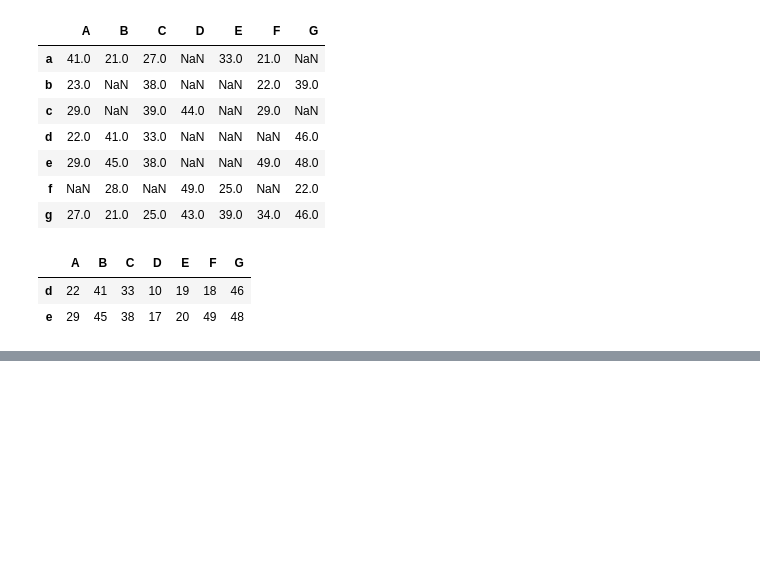
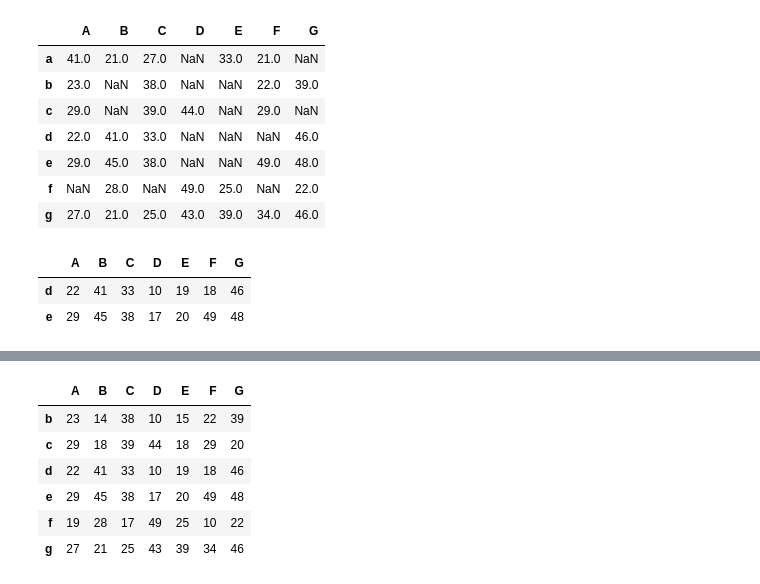
Before and after one commit to SriRamK345/Pandas_lib, a Jupyter notebook: Pandas.ipynb, the cells around one changed output, grey strips where cells are left out. Saved outputs shown, nothing was run; the diff lists cells and outputs as text; code cells hidden in the pictures; blank space fills up the shorter version.

```diff
--- a/Pandas.ipynb
+++ b/Pandas.ipynb
@@ -363,0 +388,4 @@ df2[df2>20]
+# %%
+# remove column
+df2.drop('H',axis=1,inplace=True)
+df2
@@ -363,0 +401,12 @@ df2[df2>20]
+# %%
+# drop row
+df2.drop('a',axis=0,inplace=True)
+df2
+# %% [output]
+|  | A | B | C | D | E | F | G |
+| b | 23 | 14 | 38 | 10 | 15 | 22 | 39 |
+| c | 29 | 18 | 39 | 44 | 18 | 29 | 20 |
+| d | 22 | 41 | 33 | 10 | 19 | 18 | 46 |
+| e | 29 | 45 | 38 | 17 | 20 | 49 | 48 |
+| f | 19 | 28 | 17 | 49 | 25 | 10 | 22 |
+| g | 27 | 21 | 25 | 43 | 39 | 34 | 46 |
```
Also changed, not shown: parts of 10 cells of this notebook.
